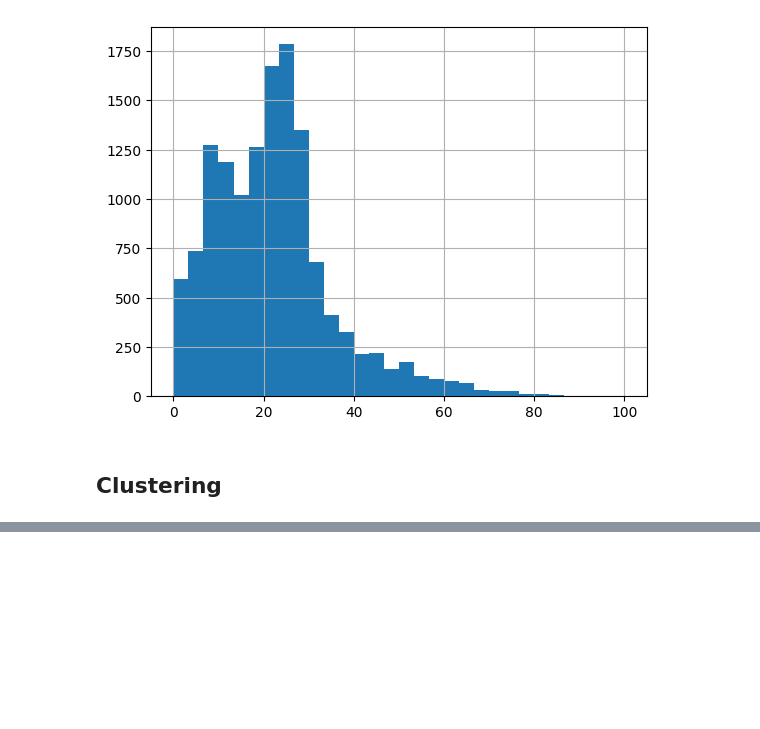
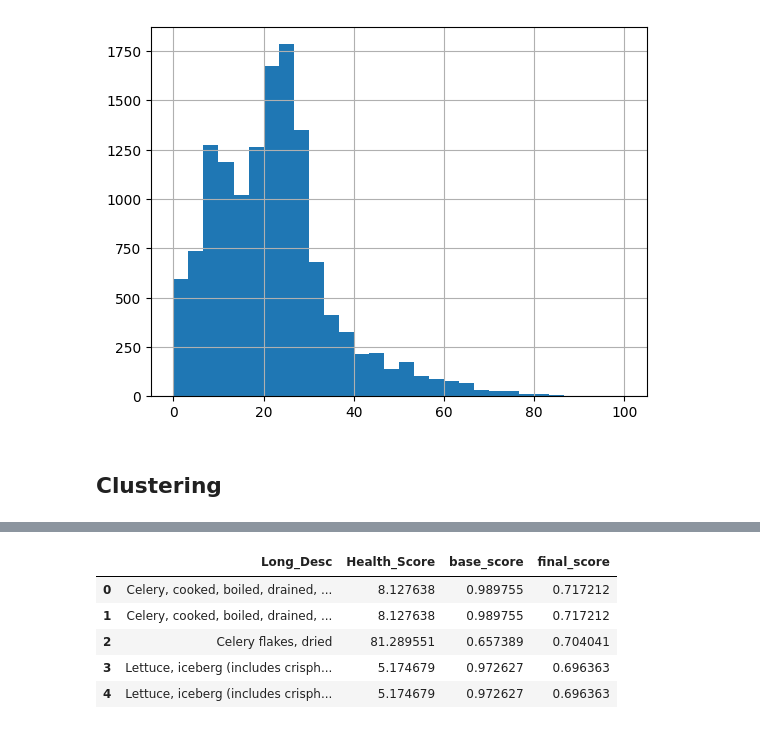
Before and after one commit to Julie-t/NutriScore360-Recommendation-System, a Jupyter notebook: Modelling.ipynb, the cells around one changed output, grey strips where cells are left out. Drawn from its saved outputs; the diff is of its cells as text; code cells hidden in the pictures; blank space fills up the shorter version.

```diff
--- a/Modelling.ipynb
+++ b/Modelling.ipynb
@@ -153,0 +351,9 @@ df_final['New_Health_Score'].hist(bins=30)
+# %%
+recommend_substitutes_health_weighted("Celery, raw", train_df, nutrients, alpha=0.7, health_weight=0.3)
+# %% [output]
+|  | Long_Desc | Health_Score | base_score | final_score |
+| 0 | Celery, cooked, boiled, drained, ... | 8.127638 | 0.989755 | 0.717212 |
+| 1 | Celery, cooked, boiled, drained, ... | 8.127638 | 0.989755 | 0.717212 |
+| 2 | Celery flakes, dried | 81.289551 | 0.657389 | 0.704041 |
+| 3 | Lettuce, iceberg (includes crisph... | 5.174679 | 0.972627 | 0.696363 |
+| 4 | Lettuce, iceberg (includes crisph... | 5.174679 | 0.972627 | 0.696363 |
```
Also changed, not shown: parts of 19 cells of this notebook.
